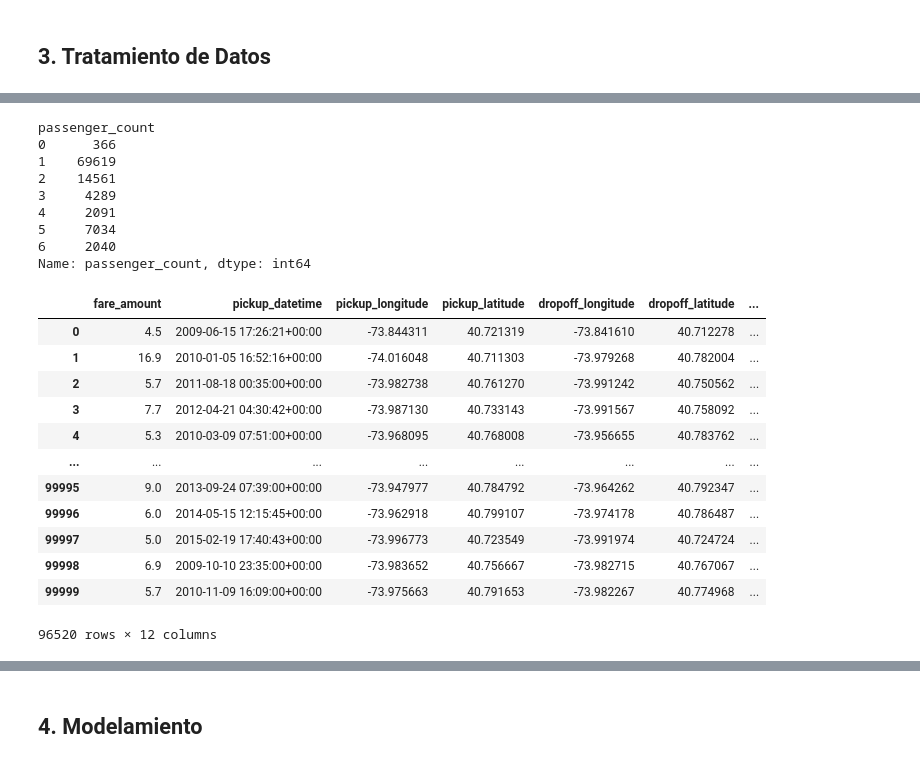
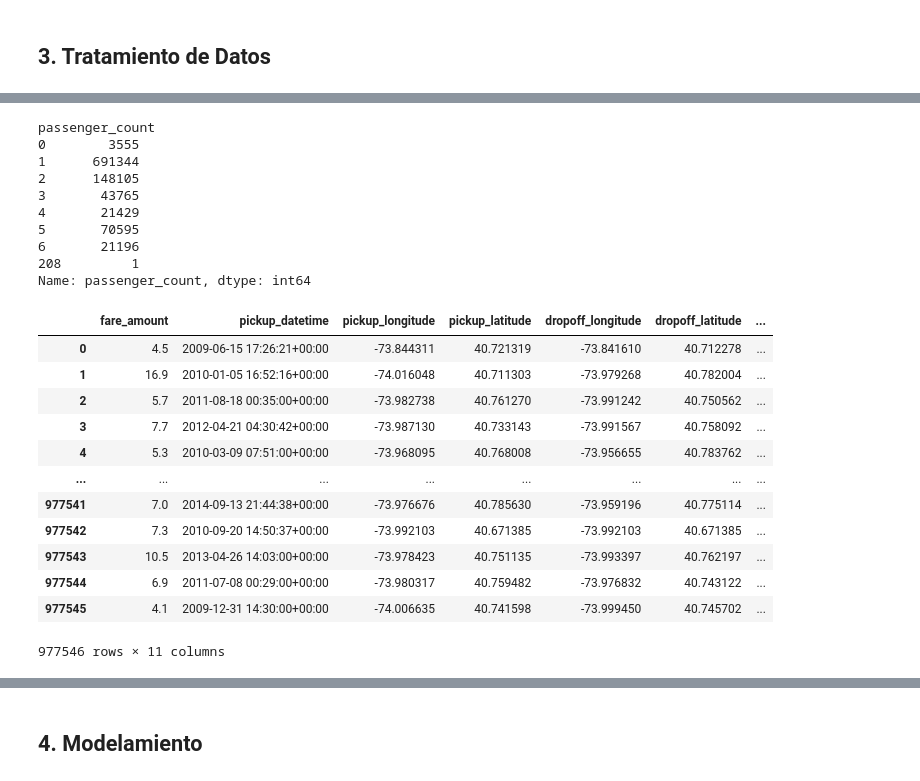
Before and after one commit to Sdann26/CC421-PC2, a Jupyter notebook: Proyecto.ipynb, the cells around one changed output, grey strips where cells are left out. Drawn from its saved outputs; the diff is of its cells as text; code cells hidden in the pictures.

```diff
--- a/Proyecto.ipynb
+++ b/Proyecto.ipynb
@@ -28,8 +28,8 @@ nombre_archivo ='D:/Nueva carpeta (4)/UNI-21-I/IA/PracticaCalificada2-CC421/Prac
 
 # Cargando los datos
 # Estoy usando una menor cantidad de data ya que mi hardware no soporta los 55 millones de datos y demora mucho varias veces
-# Si se desea trabajar con toda la data completa borrar nrows = 1000000
-df = pd.read_csv(nombre_archivo,nrows=100000)
+# Si se desea trabajar con toda la data completa borrar nrows = 1000000  un millon de datos
+df = pd.read_csv(nombre_archivo,nrows=1000000)
 # %% [markdown]
 ## 1. Análisis de Datos
 # %%
@@ -207,33 +207,3 @@ df_new['day']=df_new['pickup_datetime'].dt.day.values
 df_new['month']=df_new['pickup_datetime'].dt.month.values
 df_new['year']=df_new['pickup_datetime'].dt.year.values
 df_new['hours']=df_new['pickup_datetime'].dt.hour.values
-# %%
-## Se cita https://stackoverflow.com/questions/27928/calculate-distance-between-two-latitude-longitude-points-haversine-formula
-## Hallamos una distancia para poder aprovecharr la latitud y longitud y trabajar con la distancia
-from math import radians,cos,sin,asin
-
-def distance(lonx,lony,latx,laty):
-    lonx =radians(lonx)
-    lony =radians(lony)
-    latx =radians(latx)
-    laty =radians(laty)
-
-    d_lon=abs((lony-lonx))
-    d_lat=abs((laty-latx))
-    a = sin(d_lat/2)**2+cos(latx)*cos(laty)*sin(d_lon/2)**2
-    c = 2 * asin(a**(1/2))
-    distancia=round(6371*c,2)
-    return(distancia)
-
-dis=[]
-
-
-for i in range(df_new.shape[0]):
-    dis.append(distance(df_new["pickup_longitude"][i],
-                        df_new["dropoff_longitude"][i],
-                        df_new["pickup_latitude"][i],
-                        df_new["dropoff_latitude"][i]))
-
-
-df_new["distancia"] = dis
-df_new.head(30)
@@ -261,33 +213,35 @@ df_new.head(30)
 df_new.groupby("passenger_count")["passenger_count"].count()
 # %% [output]
 passenger_count
-0      366
-1    69619
-2    14561
-3     4289
-4     2091
-5     7034
-6     2040
+0        3555
+1      691344
+2      148105
+3       43765
+4       21429
+5       70595
+6       21196
+208         1
 Name: passenger_count, dtype: int64
 # %%
 
 ## limpiamos la data , especificamente cuendo hay pasajeros = 0
 
 df_new2=df_new[(df_new["passenger_count"]> 0) & (df_new["passenger_count"] <=6)]
-df_new3=df_new2[(df_new2["fare_amount"]> 2.0) ]
-df_new4=df_new3[(df_new3["distancia"] !=0.0)]
+df_new3=df_new2[(df_new2["fare_amount"]> 2.0) & (df_new2["fare_amount"]<= 150.0)]
+df_new4=df_new3[(df_new3["pickup_longitude"] !=0.0)]
+df_new4.reset_index(drop=True, inplace=True)
 df_new4
 # %% [output]
 |  | fare_amount | pickup_datetime | pickup_longitude | pickup_latitude | dropoff_longitude | dropoff_latitude | ... |
 | 0 | 4.5 | 2009-06-15 17:26:21+00:00 | -73.844311 | 40.721319 | -73.841610 | 40.712278 | ... |
 | 1 | 16.9 | 2010-01-05 16:52:16+00:00 | -74.016048 | 40.711303 | -73.979268 | 40.782004 | ... |
 | 2 | 5.7 | 2011-08-18 00:35:00+00:00 | -73.982738 | 40.761270 | -73.991242 | 40.750562 | ... |
 | 3 | 7.7 | 2012-04-21 04:30:42+00:00 | -73.987130 | 40.733143 | -73.991567 | 40.758092 | ... |
 | 4 | 5.3 | 2010-03-09 07:51:00+00:00 | -73.968095 | 40.768008 | -73.956655 | 40.783762 | ... |
 | ... | ... | ... | ... | ... | ... | ... | ... |
-| 99995 | 9.0 | 2013-09-24 07:39:00+00:00 | -73.947977 | 40.784792 | -73.964262 | 40.792347 | ... |
-| 99996 | 6.0 | 2014-05-15 12:15:45+00:00 | -73.962918 | 40.799107 | -73.974178 | 40.786487 | ... |
-| 99997 | 5.0 | 2015-02-19 17:40:43+00:00 | -73.996773 | 40.723549 | -73.991974 | 40.724724 | ... |
-| 99998 | 6.9 | 2009-10-10 23:35:00+00:00 | -73.983652 | 40.756667 | -73.982715 | 40.767067 | ... |
-| 99999 | 5.7 | 2010-11-09 16:09:00+00:00 | -73.975663 | 40.791653 | -73.982267 | 40.774968 | ... |
+| 977541 | 7.0 | 2014-09-13 21:44:38+00:00 | -73.976676 | 40.785630 | -73.959196 | 40.775114 | ... |
+| 977542 | 7.3 | 2010-09-20 14:50:37+00:00 | -73.992103 | 40.671385 | -73.992103 | 40.671385 | ... |
+| 977543 | 10.5 | 2013-04-26 14:03:00+00:00 | -73.978423 | 40.751135 | -73.993397 | 40.762197 | ... |
+| 977544 | 6.9 | 2011-07-08 00:29:00+00:00 | -73.980317 | 40.759482 | -73.976832 | 40.743122 | ... |
+| 977545 | 4.1 | 2009-12-31 14:30:00+00:00 | -74.006635 | 40.741598 | -73.999450 | 40.745702 | ... |
-96520 rows × 12 columns
+977546 rows × 11 columns
```
Also changed, not shown: parts of 16 cells of this notebook, 1 other file.
